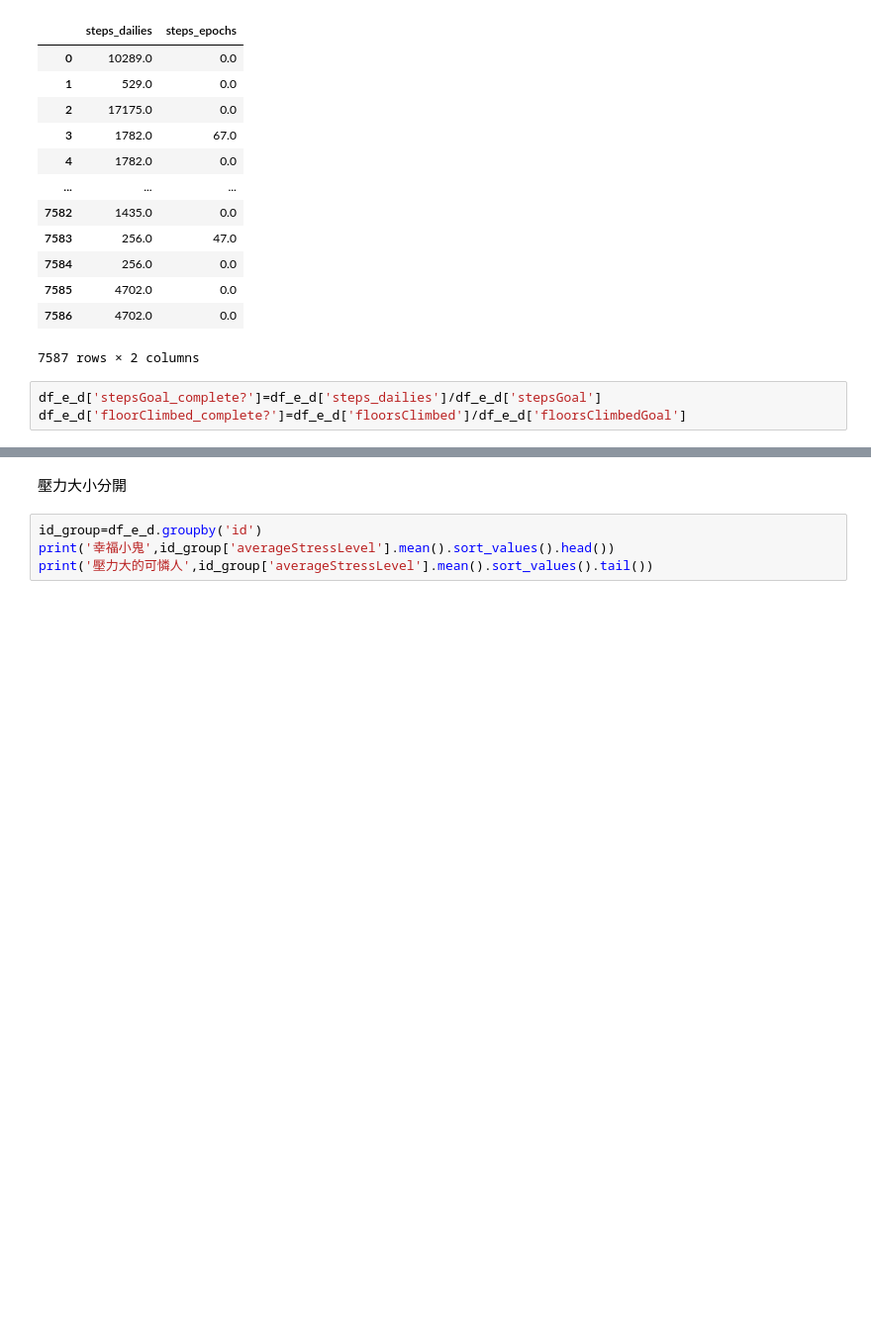
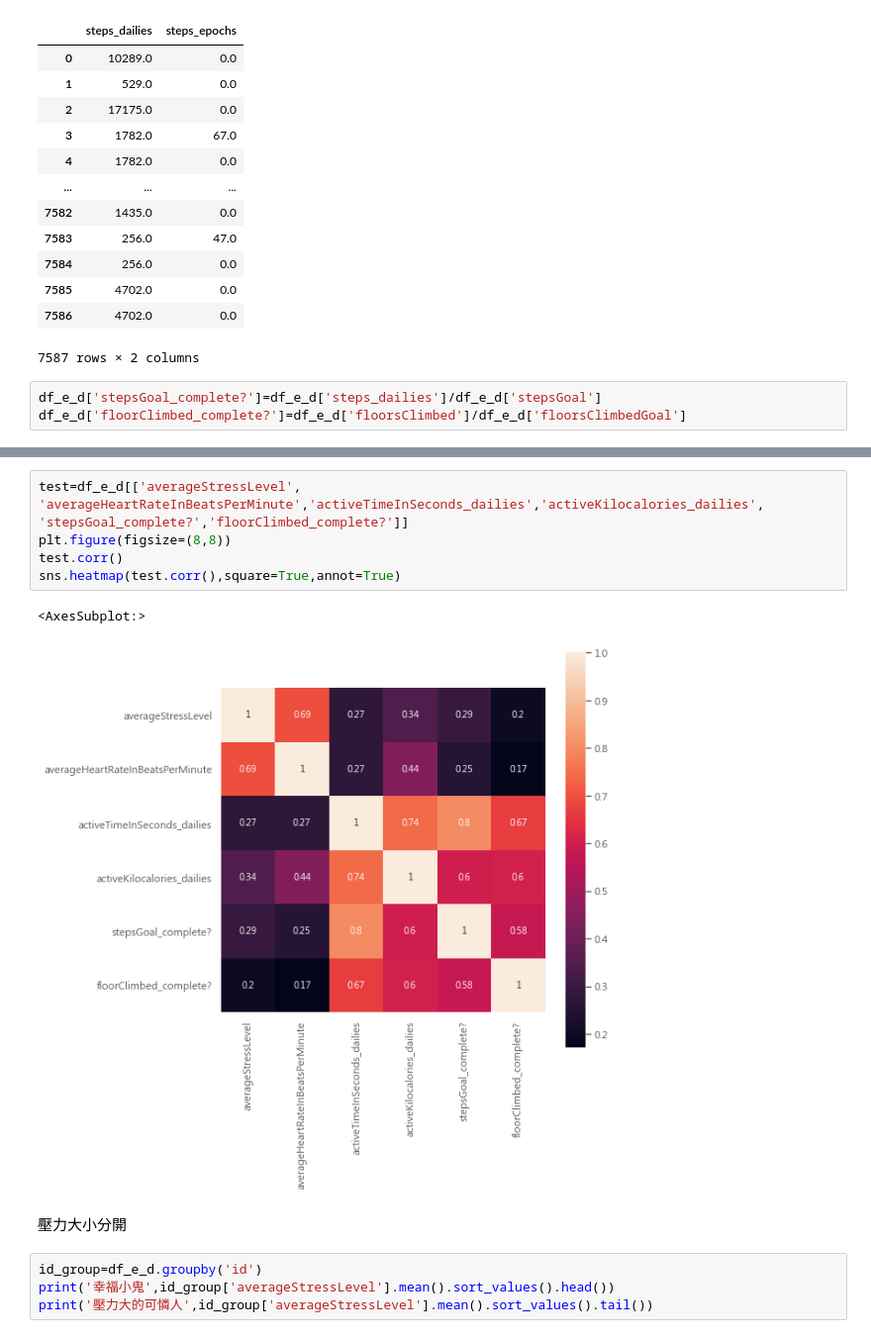
Before and after one commit to fxz200/garmin, a Jupyter notebook: garmin.ipynb, the cells around one changed output, grey strips where cells are left out. Shown: that part at 99% size. Drawn from its saved outputs; the diff is of its cells as text; blank space fills up the shorter version.

```diff
--- a/garmin.ipynb
+++ b/garmin.ipynb
@@ -129,3 +144,13 @@ sns.heatmap(test.corr(),square=True,annot=True)
+# %%
+test=df_e_d[['averageStressLevel',
+'averageHeartRateInBeatsPerMinute','activeTimeInSeconds_dailies','activeKilocalories_dailies',
+'stepsGoal_complete?','floorClimbed_complete?']]
+plt.figure(figsize=(8,8))
+test.corr()
+sns.heatmap(test.corr(),square=True,annot=True)
+# %% [output]
+<AxesSubplot:>
+[figure, added]
 # %% [markdown]
 壓力大小分開
 # %%
```
Also changed, not shown: parts of 3 cells of this notebook.
